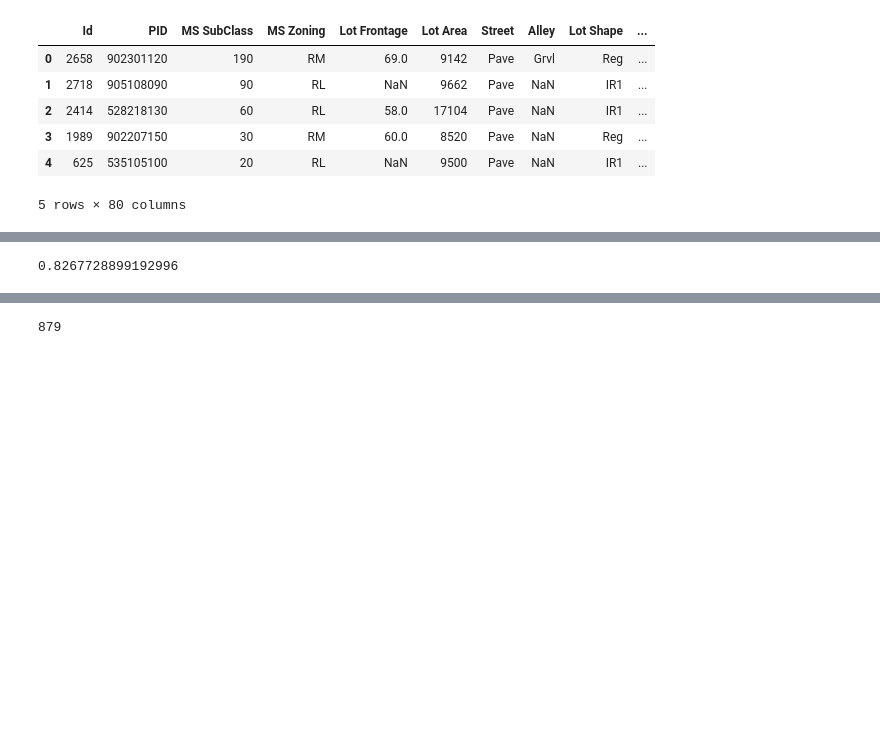
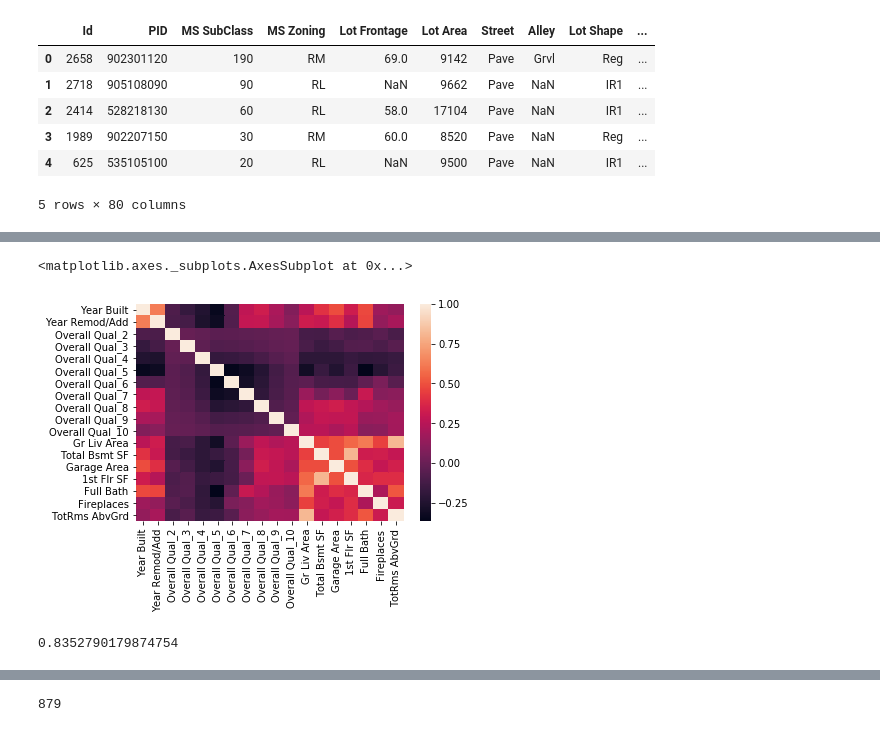
Before and after one commit to tbacas/Submissions, a Jupyter notebook: Kaggle Competition/In-class with Farshad.ipynb, the cells around one changed output, grey strips where cells are left out. Drawn from its saved outputs; the diff is of its cells as text; code cells hidden in the pictures; blank space fills up the shorter version.

```diff
--- a/Kaggle Competition/In-class with Farshad.ipynb
+++ b/Kaggle Competition/In-class with Farshad.ipynb
@@ -92,7 +72,12 @@ features = ['Year Built','Year Remod/Add', 'Overall Qual_2',
          'Overall Qual_3','Overall Qual_4','Overall Qual_5',
          'Overall Qual_6','Overall Qual_7','Overall Qual_8',
          'Overall Qual_9','Overall Qual_10','Gr Liv Area'
-         ,'Total Bsmt SF','Garage Area','1st Flr SF', 'Full Bath','Fireplaces','TotRms A-bvGrd']
+         ,'Total Bsmt SF','Garage Area','1st Flr SF', 'Full Bath','Fireplaces','TotRms AbvGrd']
+# %%
+sns.heatmap(df[features].corr())
+# %% [output]
+<matplotlib.axes._subplots.AxesSubplot at 0x...>
+[figure, added]
 # %%
 X_test = test[features]
 # %%
@@ -111,7 +96,7 @@ betacoef     =  model.coef_
 # %%
 score
 # %% [output]
-0.8267728899192996
+0.8352790179874754
 # %%
 test['SalePrice'] = predictions
 # %%
```
Also changed, not shown: parts of 14 cells of this notebook, 5 other files.
